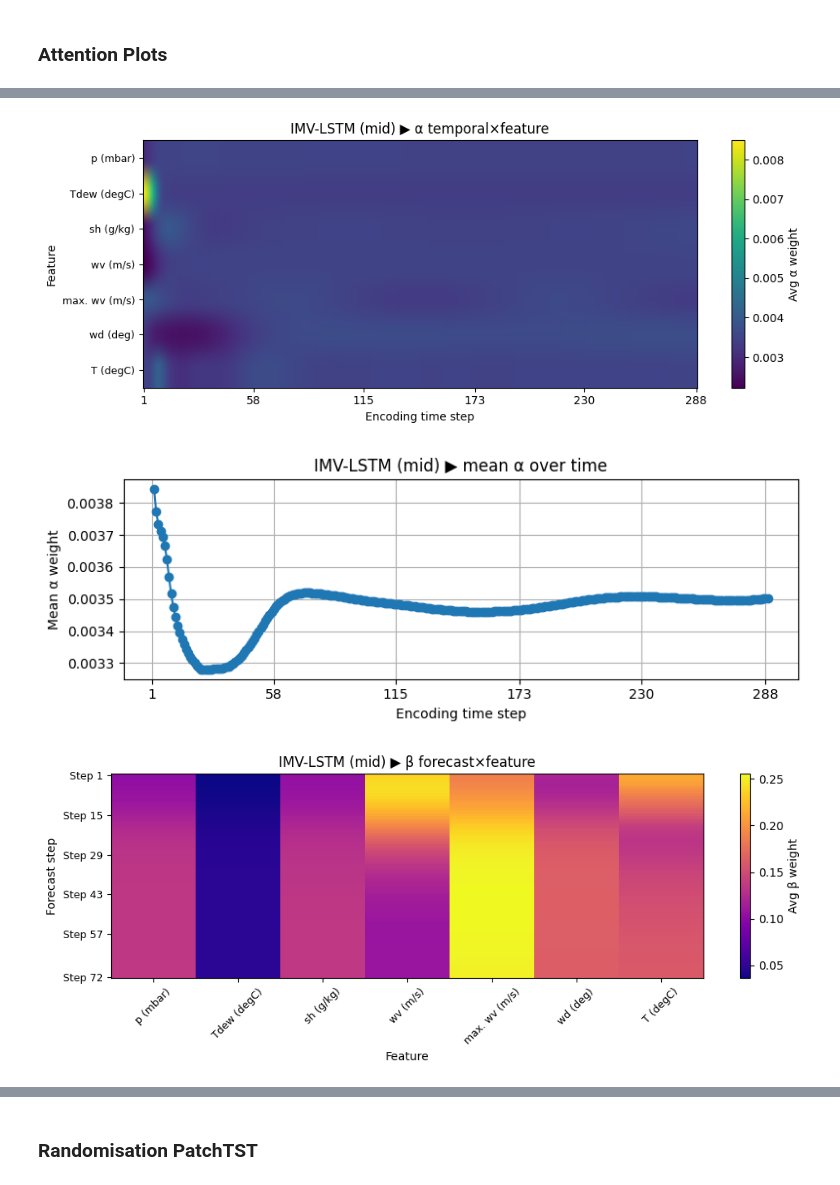
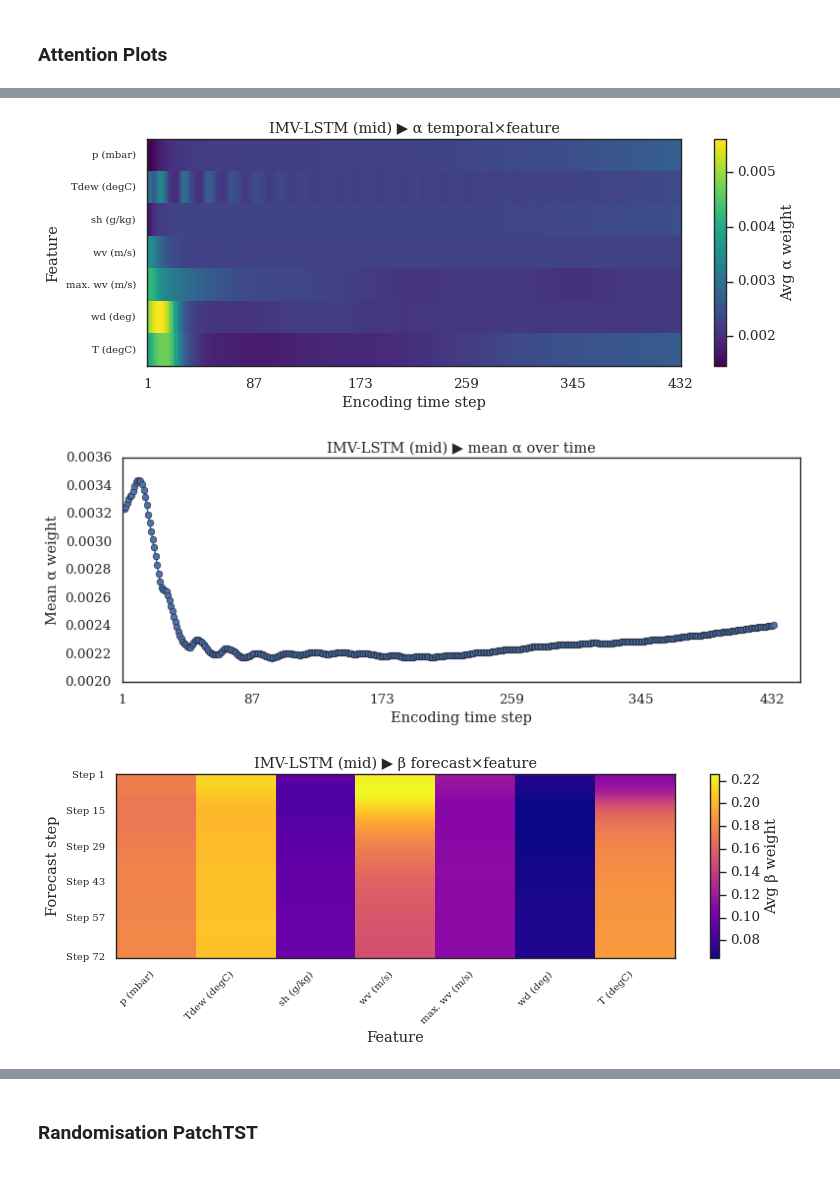
Before and after one commit to Michilaubi/XAI, a Jupyter notebook: PatchTST_supervised/Final Notebook.ipynb, the cells around one changed output, grey strips where cells are left out. Drawn from its saved outputs; the diff is of its cells as text; code cells hidden in the pictures.

```diff
--- a/PatchTST_supervised/Final Notebook.ipynb
+++ b/PatchTST_supervised/Final Notebook.ipynb
@@ -927,13 +1206,15 @@ plot_imv_saved_attention(
 # %%
+# 1) Re-define your feature list
+
 plot_imv_saved_attention(
-    attn_dir      = "IMV_weather_288_72/attention_test",
-    seq_len       = 288,
+    attn_dir      = "IMV_weather_432_72/attention_test",
+    seq_len       = 432,
     pred_len      = 72,
     feature_names = cols_weather_multi,
     run_name      = "mid"
 )
 # %% [output]
-[figure, old version]
+[figure, new version]
-[figure, old version]
+[figure, new version]
-[figure, old version]
+[figure, new version]
 # %%
```
Also changed, not shown: parts of 67 cells of this notebook, 10 other files.
